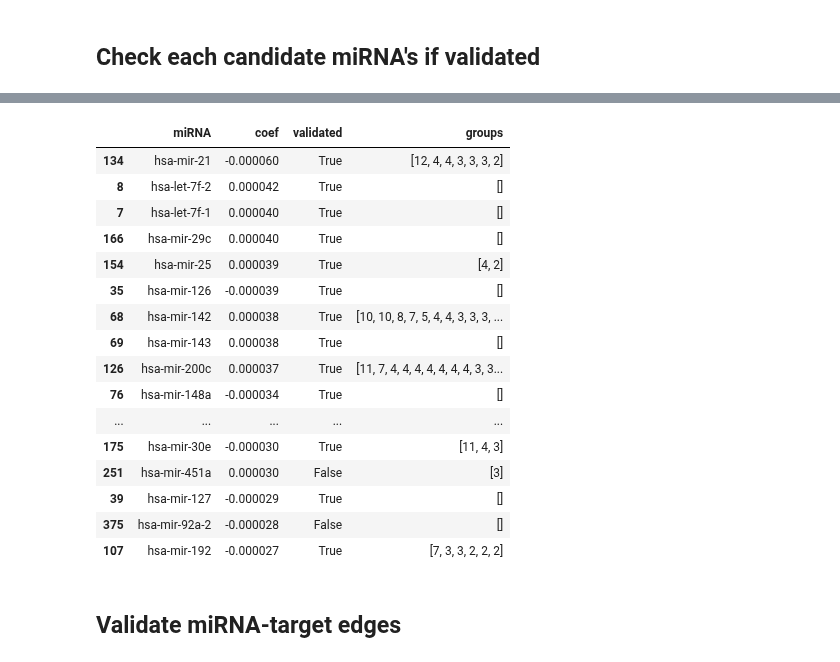
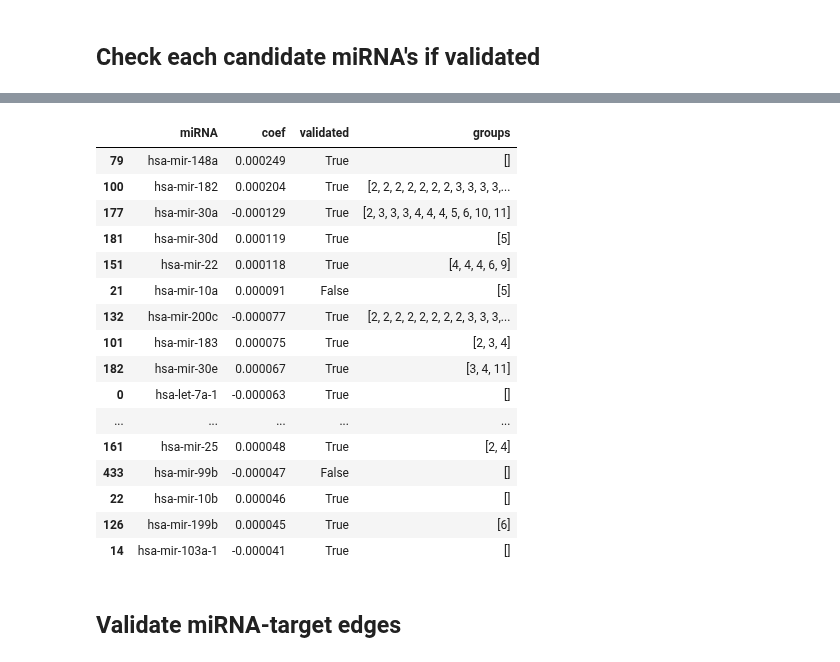
Before and after one commit to JonnyTran/microRNA-Lung-Cancer-Associations, a Jupyter notebook: notebooks/miRNA-gene_exp.ipynb, the cells around one changed output, grey strips where cells are left out. Drawn from its saved outputs; the diff is of its cells as text; code cells hidden in the pictures.

Commit message:
Added Parsimony's LogisticRegressionL1L2GL

```diff
--- a/notebooks/miRNA-gene_exp.ipynb
+++ b/notebooks/miRNA-gene_exp.ipynb
@@ -276,11 +275,11 @@ y = X['pathologic_stage']
 X.drop(['patient_barcode'], 1, inplace=True)
 X.drop(['pathologic_stage'], 1, inplace=True)
 
-pathologic_stage_map = {'normal': 0, 'Stage I': 1, 'Stage II': 2, 'Stage III': 3, 'Stage IV': 4}
-y = y.replace(pathologic_stage_map)
+pathologic_stage_map = {'normal': -1, 'Stage I': 1, 'Stage II': 1, 'Stage III': 1, 'Stage IV': 1}
+y = y.replace(pathologic_stage_map).reshape([y.shape[0], 1])
 print "mirna_tumor + mirna_normal", X.shape
 print "y", y.shape
 
-y.value_counts()
+# y.value_counts()
 # %% [output]
 mirna_tumor + mirna_normal (552, 1881)
@@ -350,10 +351,23 @@ array([[  8.69619503e-01],
 # %%
-# network.get_miRNA_groups(mirna_list, smaller_groups=False)
 import parsimony.estimators as estimators
 import parsimony.algorithms as algorithms
 import parsimony.functions.nesterov.gl as gl
+import parsimony.utils.start_vectors as start_vectors
+#
+# X_train, X_test, Y_train, Y_test = \
+#     train_test_split(X, y, test_size=0.2, random_state=np.random.randint(0, 10000), stratify=y)
 
 A = gl.linear_operator_from_groups(X_train.shape[1],
-                                   network.miRNA_groups_int)
-lr = estimators.LogisticRegressionL1L2GL(l1=0.1, l2=0.9, gl=1.0, A=A, algorithm=algorithms.proximal.FISTA())
+                                   network.miRNA_groups_int,
+                                   weights=[2*1./len(g) for g in network.miRNA_groups_int])
+beta = start_vectors.ZerosStartVector().get_vector(X_train.shape[1])
+
+logistic_L1L2GL = estimators.LogisticRegressionL1L2GL(l1=2.5, l2=0.0, gl=3., A=A,
+                                                      algorithm=algorithms.proximal.FISTA(),
+                                                      class_weight='auto',
+                                                      algorithm_params=dict(max_iter=1000),
+                                                      mean=False)
+logistic_L1L2GL.fit(X=X_train, y=Y_train, beta=beta)
+
+print 'Non-zero:', len(logistic_L1L2GL.beta.nonzero()[0])
 # %% [output]
@@ -502,26 +527,27 @@ NameError: name 'group_l2_large_groups' is not defined
 # %%
-candidate_miRNAs = group_l2.get_selected_miRNAs(mirna_list)
+candidate_miRNAs = pandas.DataFrame([(mirna_list[m], logistic_L1L2GL.beta[m][0]) for m in logistic_L1L2GL.beta.nonzero()[0]])
+candidate_miRNAs.columns = ['miRNA', 'coef']
 candidate_miRNAs['validated'] = candidate_miRNAs.apply(lambda row: row['miRNA'] in HMDD_lung_neoplasm_miRNAs, axis=1)
 candidate_miRNAs['groups'] = candidate_miRNAs.apply(lambda row: network.find_miRNA_groups(row['miRNA']), axis=1)
-candidate_miRNAs.head(20)
+candidate_miRNAs.reindex(candidate_miRNAs.coef.abs().sort(inplace=False, ascending=False).index).head(20)
 # %% [output]
 |  | miRNA | coef | validated | groups |
-| 134 | hsa-mir-21 | -0.000060 | True | [12, 4, 4, 3, 3, 3, 2] |
-| 8 | hsa-let-7f-2 | 0.000042 | True | [] |
-| 7 | hsa-let-7f-1 | 0.000040 | True | [] |
-| 166 | hsa-mir-29c | 0.000040 | True | [] |
-| 154 | hsa-mir-25 | 0.000039 | True | [4, 2] |
-| 35 | hsa-mir-126 | -0.000039 | True | [] |
-| 68 | hsa-mir-142 | 0.000038 | True | [10, 10, 8, 7, 5, 4, 4, 3, 3, 3, ... |
-| 69 | hsa-mir-143 | 0.000038 | True | [] |
-| 126 | hsa-mir-200c | 0.000037 | True | [11, 7, 4, 4, 4, 4, 4, 4, 4, 3, 3... |
-| 76 | hsa-mir-148a | -0.000034 | True | [] |
+| 79 | hsa-mir-148a | 0.000249 | True | [] |
+| 100 | hsa-mir-182 | 0.000204 | True | [2, 2, 2, 2, 2, 2, 2, 3, 3, 3, 3,... |
+| 177 | hsa-mir-30a | -0.000129 | True | [2, 3, 3, 3, 4, 4, 4, 5, 6, 10, 11] |
+| 181 | hsa-mir-30d | 0.000119 | True | [5] |
+| 151 | hsa-mir-22 | 0.000118 | True | [4, 4, 4, 6, 9] |
+| 21 | hsa-mir-10a | 0.000091 | False | [5] |
+| 132 | hsa-mir-200c | -0.000077 | True | [2, 2, 2, 2, 2, 2, 2, 2, 3, 3, 3,... |
+| 101 | hsa-mir-183 | 0.000075 | True | [2, 3, 4] |
+| 182 | hsa-mir-30e | 0.000067 | True | [3, 4, 11] |
+| 0 | hsa-let-7a-1 | -0.000063 | True | [] |
 | ... | ... | ... | ... | ... |
-| 175 | hsa-mir-30e | -0.000030 | True | [11, 4, 3] |
-| 251 | hsa-mir-451a | 0.000030 | False | [3] |
-| 39 | hsa-mir-127 | -0.000029 | True | [] |
-| 375 | hsa-mir-92a-2 | -0.000028 | False | [] |
-| 107 | hsa-mir-192 | -0.000027 | True | [7, 3, 3, 2, 2, 2] |
+| 161 | hsa-mir-25 | 0.000048 | True | [2, 4] |
+| 433 | hsa-mir-99b | -0.000047 | False | [] |
+| 22 | hsa-mir-10b | 0.000046 | True | [] |
+| 126 | hsa-mir-199b | 0.000045 | True | [6] |
+| 14 | hsa-mir-103a-1 | -0.000041 | True | [] |
 # %% [markdown]
 ## Validate miRNA-target edges
 # %%
```
Also changed, not shown: parts of 13 cells of this notebook, 1 other file.
